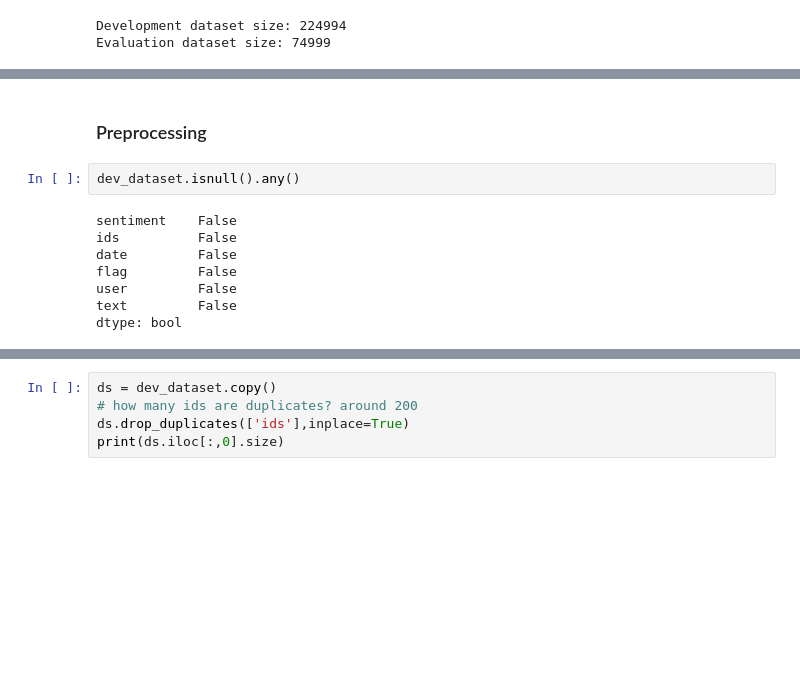
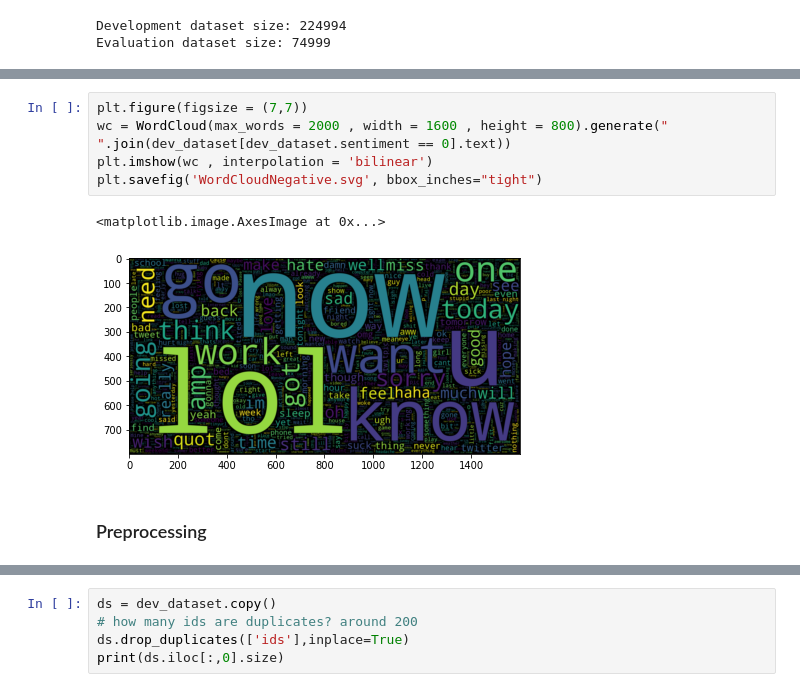
Before and after one commit to MatteoM95/Twitter-Sentiment-Analisys, a Jupyter notebook: Project_DSL_january_2022.ipynb, the cells around one changed output, grey strips where cells are left out. Drawn from its saved outputs; the diff is of its cells as text; blank space fills up the shorter version.

```diff
--- a/Project_DSL_january_2022.ipynb
+++ b/Project_DSL_january_2022.ipynb
@@ -155,12 +164,10 @@ fig.show()
+# %%
+plt.figure(figsize = (7,7))
+wc = WordCloud(max_words = 2000 , width = 1600 , height = 800).generate(" ".join(dev_dataset[dev_dataset.sentiment == 0].text))
+plt.imshow(wc , interpolation = 'bilinear')
+plt.savefig('WordCloudNegative.svg', bbox_inches="tight")
+# %% [output]
+<matplotlib.image.AxesImage at 0x...>
+[figure, added]
 # %% [markdown]
 ### Preprocessing
-# %%
-dev_dataset.isnull().any()
-# %% [output]
-sentiment    False
-ids          False
-date         False
-flag         False
-user         False
-text         False
-dtype: bool
```
Also changed, not shown: parts of 21 cells of this notebook, 3 other files.
